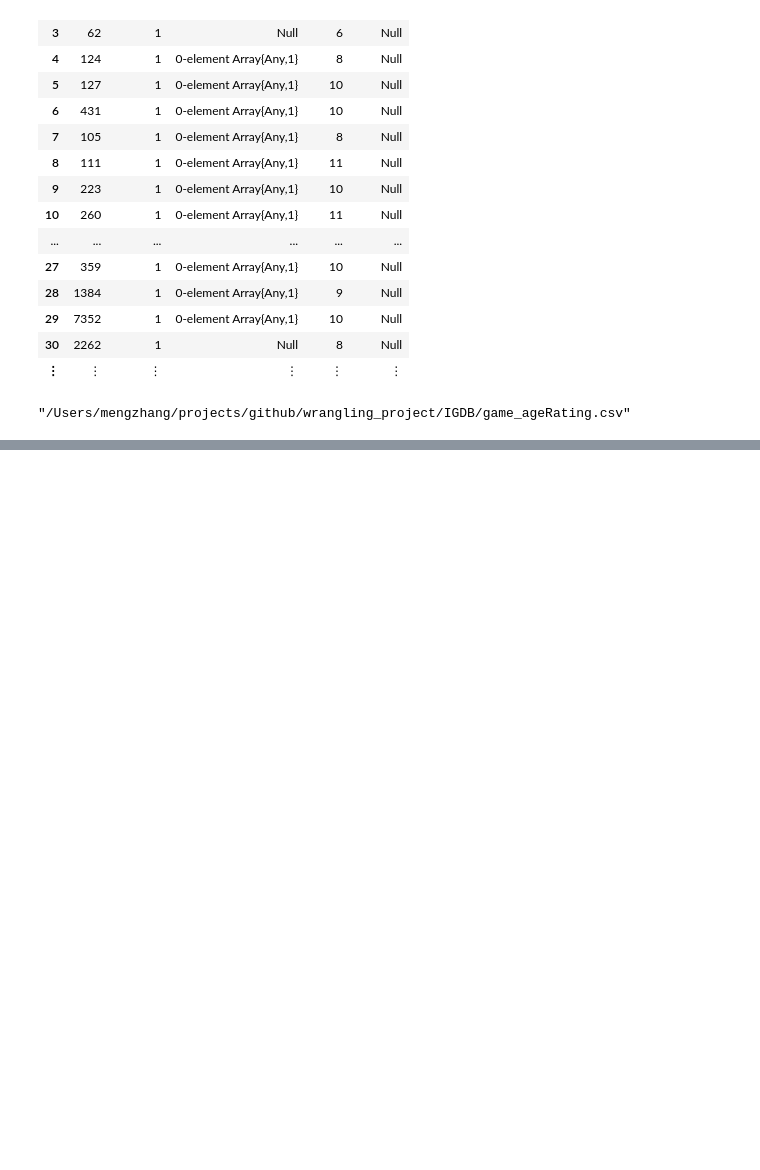
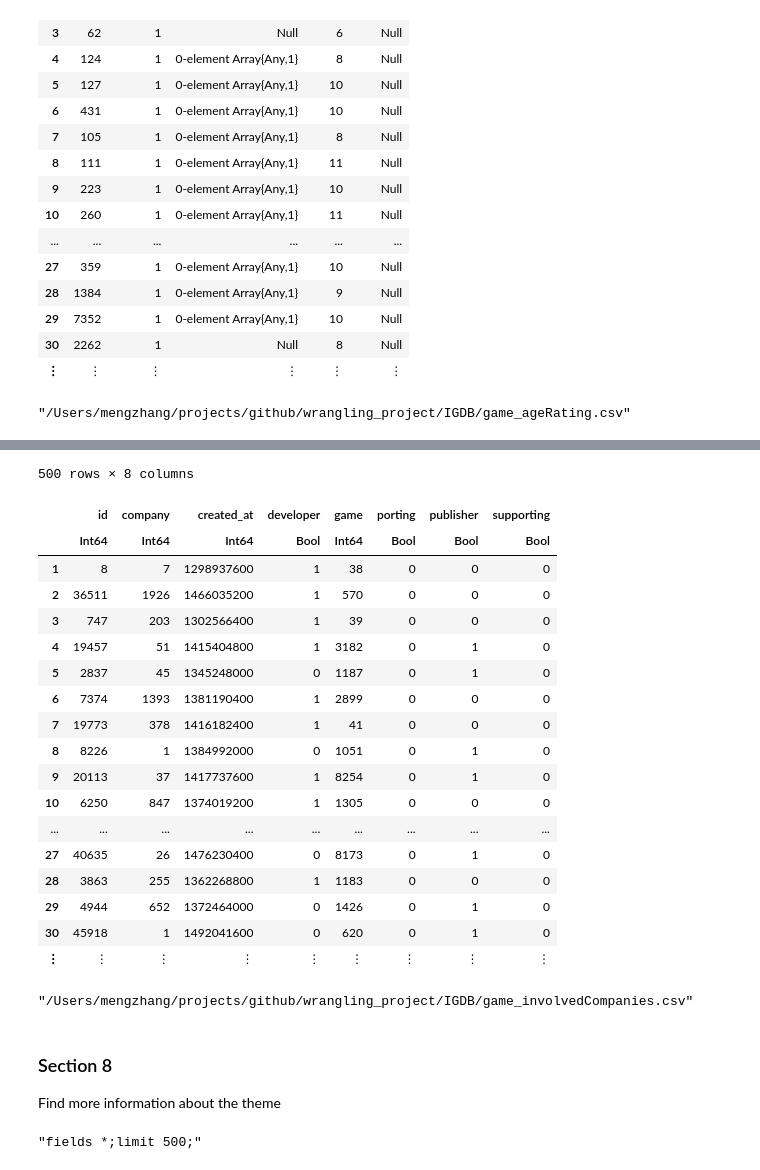
Before and after one commit to DataScience-2020/Data422-project, a Jupyter notebook: IGDB/IGDB_games_infor_follows.ipynb, the cells around one changed output, grey strips where cells are left out. Saved outputs shown, nothing was run; the diff lists cells and outputs as text; code cells hidden in the pictures; blank space fills up the shorter version.

```diff
--- a/IGDB/IGDB_games_infor_follows.ipynb
+++ b/IGDB/IGDB_games_infor_follows.ipynb
@@ -942,0 +1097,3 @@ CSV.write("/Users/mengzhang/projects/github/wrangling_project/IGDB/game_ageRatin
+# %%
+# Read the web body information into JSON format
+involvedCompanies = JSON2.read(IOBuffer(involvedCompanies.body))
@@ -942,0 +1118,11 @@ CSV.write("/Users/mengzhang/projects/github/wrangling_project/IGDB/game_ageRatin
+# %%
+# Define the features we want to generate
+features_involvedCompanies = [:id,
+    :company,
+    :created_at,
+    :developer,
+    :game,
+    :porting,
+    :publisher,
+    :supporting
+    ]
@@ -942,0 +1139,2 @@ CSV.write("/Users/mengzhang/projects/github/wrangling_project/IGDB/game_ageRatin
+# %%
+all_involvedCompanies = [get_this.(involvedCompanies,column_name) for column_name in features_involvedCompanies]
@@ -942,0 +1151,10 @@ CSV.write("/Users/mengzhang/projects/github/wrangling_project/IGDB/game_ageRatin
+# %%
+involvedCompanies_infor = DataFrame()
+involvedCompanies_infor.id = all_involvedCompanies[1]
+involvedCompanies_infor.company = all_involvedCompanies[2]
+involvedCompanies_infor.created_at = all_involvedCompanies[3]
+involvedCompanies_infor.developer = all_involvedCompanies[4]
+involvedCompanies_infor.game = all_involvedCompanies[5]
+involvedCompanies_infor.porting = all_involvedCompanies[6]
+involvedCompanies_infor.publisher = all_involvedCompanies[7]
+involvedCompanies_infor.supporting = all_involvedCompanies[8]
@@ -942,0 +1179,33 @@ CSV.write("/Users/mengzhang/projects/github/wrangling_project/IGDB/game_ageRatin
+# %%
+involvedCompanies_infor
+# %% [output]
+500 rows × 8 columns
+|  | id | company | created_at | developer | game | porting | publisher | supporting |
+|  | Int64 | Int64 | Int64 | Bool | Int64 | Bool | Bool | Bool |
+| 1 | 8 | 7 | 1298937600 | 1 | 38 | 0 | 0 | 0 |
+| 2 | 36511 | 1926 | 1466035200 | 1 | 570 | 0 | 0 | 0 |
+| 3 | 747 | 203 | 1302566400 | 1 | 39 | 0 | 0 | 0 |
+| 4 | 19457 | 51 | 1415404800 | 1 | 3182 | 0 | 1 | 0 |
+| 5 | 2837 | 45 | 1345248000 | 0 | 1187 | 0 | 1 | 0 |
+| 6 | 7374 | 1393 | 1381190400 | 1 | 2899 | 0 | 0 | 0 |
+| 7 | 19773 | 378 | 1416182400 | 1 | 41 | 0 | 0 | 0 |
+| 8 | 8226 | 1 | 1384992000 | 0 | 1051 | 0 | 1 | 0 |
+| 9 | 20113 | 37 | 1417737600 | 1 | 8254 | 0 | 1 | 0 |
+| 10 | 6250 | 847 | 1374019200 | 1 | 1305 | 0 | 0 | 0 |
+| ... | ... | ... | ... | ... | ... | ... | ... | ... |
+| 27 | 40635 | 26 | 1476230400 | 0 | 8173 | 0 | 1 | 0 |
+| 28 | 3863 | 255 | 1362268800 | 1 | 1183 | 0 | 0 | 0 |
+| 29 | 4944 | 652 | 1372464000 | 0 | 1426 | 0 | 1 | 0 |
+| 30 | 45918 | 1 | 1492041600 | 0 | 620 | 0 | 1 | 0 |
+| ⋮ | ⋮ | ⋮ | ⋮ | ⋮ | ⋮ | ⋮ | ⋮ | ⋮ |
+# %%
+CSV.write("/Users/mengzhang/projects/github/wrangling_project/IGDB/game_involvedCompanies.csv", involvedCompanies_infor)
+# %% [output]
+"/Users/mengzhang/projects/github/wrangling_project/IGDB/game_involvedCompanies.csv"
+# %% [markdown]
+### Section 8
+Find more information about the theme
+# %%
+body_theme = "fields *;limit 500;"
+# %% [output]
+"fields *;limit 500;"
```
Also changed, not shown: parts of 27 cells of this notebook, 3 other files.
